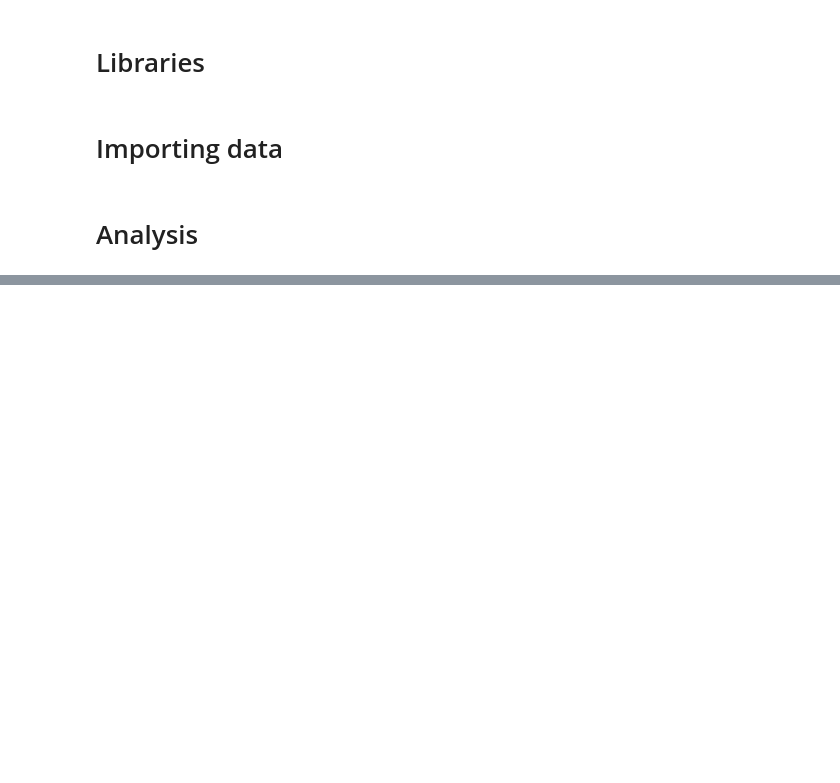
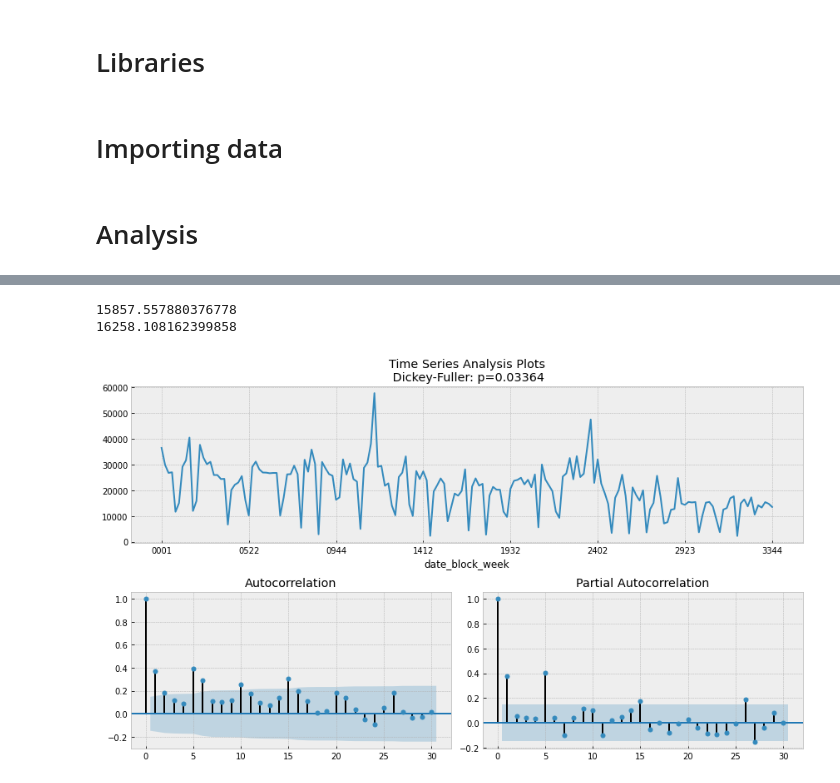
Before and after one commit to johnnathan862/time-series, a Jupyter notebook: analyze.ipynb, the cells around one changed output, grey strips where cells are left out. Drawn from its saved outputs; the diff is of its cells as text; code cells hidden in the pictures; blank space fills up the shorter version.

```diff
--- a/analyze.ipynb
+++ b/analyze.ipynb
@@ -33,0 +76,12 @@ tst.tsplot(y=sales_train2['item_cnt_day'], lags=30)
+# %%
+print(fit1.aic())
+print(fit2.aic())
+# %% [output]
+15857.557880376778
+16258.108162399858
+# %%
+sales_train_weekly = sales_train.filter(items=['date_block_week','item_cnt_day']).groupby(by=['date_block_week']).sum()
+# %%
+tst.tsplot(y=sales_train_weekly['item_cnt_day'], lags=30)
+# %% [output]
+[figure, added]
```
Also changed, not shown: parts of 9 cells of this notebook.
